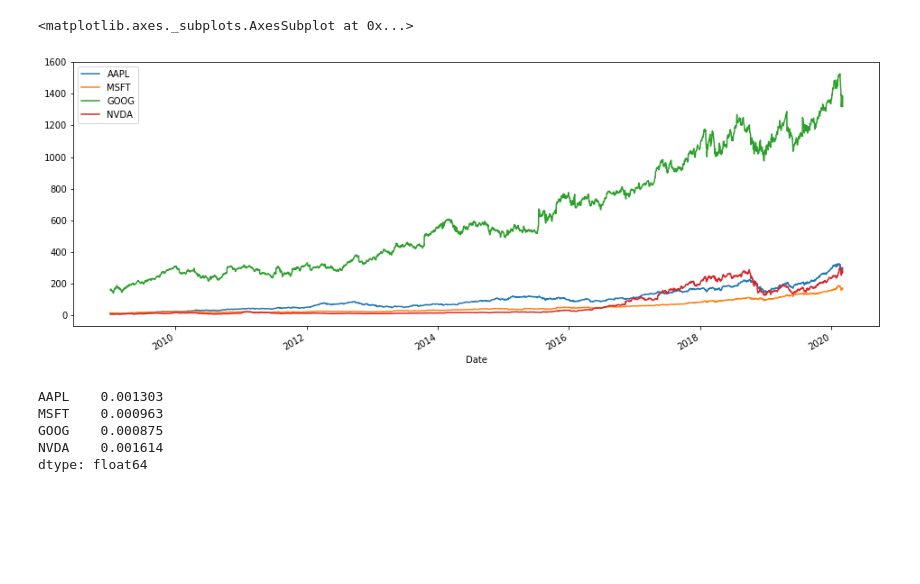
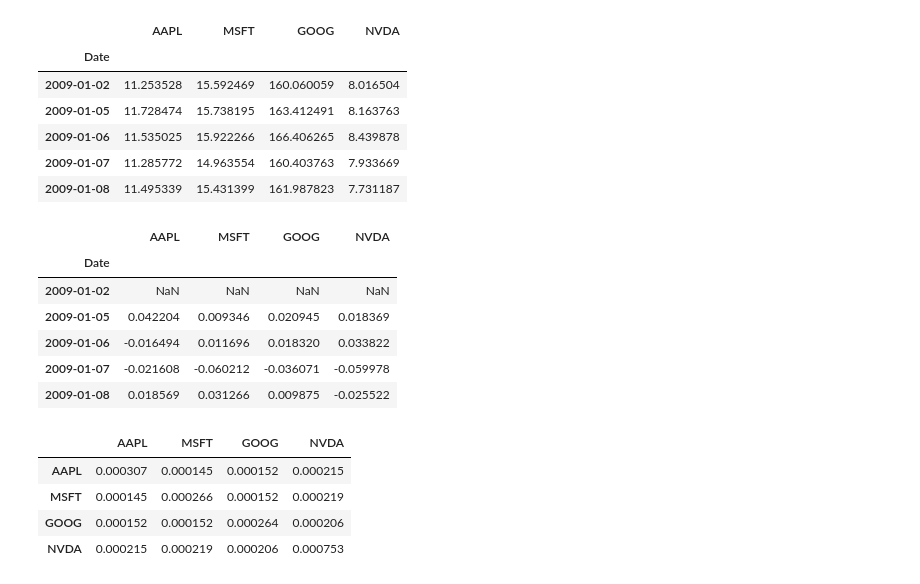
Before and after one commit to Berkat0789/Portfolio, a Jupyter notebook: Finance/SharpRatio/Untitled.ipynb, the cells around one changed output. Saved outputs shown, nothing was run; the diff lists cells and outputs as text; code cells hidden in the pictures; blank space fills up the shorter version.

```diff
--- a/Finance/SharpRatio/Untitled.ipynb
+++ b/Finance/SharpRatio/Untitled.ipynb
@@ -9,17 +10,15 @@ tickers = ["AAPL", "MSFT", "GOOG", "NVDA"]
 data = pd.DataFrame()
 for t in tickers:
     data[t] = web.DataReader(t, data_source="yahoo", start="2009-1-1")["Adj Close"]
-# %%
-data.plot(figsize=(16,6))
-# %% [output]
-<matplotlib.axes._subplots.AxesSubplot at 0x...>
-[figure, removed]
+# %%
+data.head()
+# %% [output]
+|  | AAPL | MSFT | GOOG | NVDA |
+| Date |  |  |  |  |
+| 2009-01-02 | 11.253528 | 15.592469 | 160.060059 | 8.016504 |
+| 2009-01-05 | 11.728474 | 15.738195 | 163.412491 | 8.163763 |
+| 2009-01-06 | 11.535025 | 15.922266 | 166.406265 | 8.439878 |
+| 2009-01-07 | 11.285772 | 14.963554 | 160.403763 | 7.933669 |
+| 2009-01-08 | 11.495339 | 15.431399 | 161.987823 | 7.731187 |
 # %%
-port_daily_returns = data.pct_change()
-port_daily_returns.mean()
+daily_returns = data.pct_change()
-# %% [output]
-AAPL    0.001303
-MSFT    0.000963
-GOOG    0.000875
-NVDA    0.001614
-dtype: float64
@@ -27,0 +27,18 @@ import numpy as np
+# %%
+daily_returns.head()
+# %% [output]
+|  | AAPL | MSFT | GOOG | NVDA |
+| Date |  |  |  |  |
+| 2009-01-02 | NaN | NaN | NaN | NaN |
+| 2009-01-05 | 0.042204 | 0.009346 | 0.020945 | 0.018369 |
+| 2009-01-06 | -0.016494 | 0.011696 | 0.018320 | 0.033822 |
+| 2009-01-07 | -0.021608 | -0.060212 | -0.036071 | -0.059978 |
+| 2009-01-08 | 0.018569 | 0.031266 | 0.009875 | -0.025522 |
+# %%
+port_voc.head()
+# %% [output]
+|  | AAPL | MSFT | GOOG | NVDA |
+| AAPL | 0.000307 | 0.000145 | 0.000152 | 0.000215 |
+| MSFT | 0.000145 | 0.000266 | 0.000152 | 0.000219 |
+| GOOG | 0.000152 | 0.000152 | 0.000264 | 0.000206 |
+| NVDA | 0.000215 | 0.000219 | 0.000206 | 0.000753 |
```
Also changed, not shown: parts of 41 cells of this notebook.
